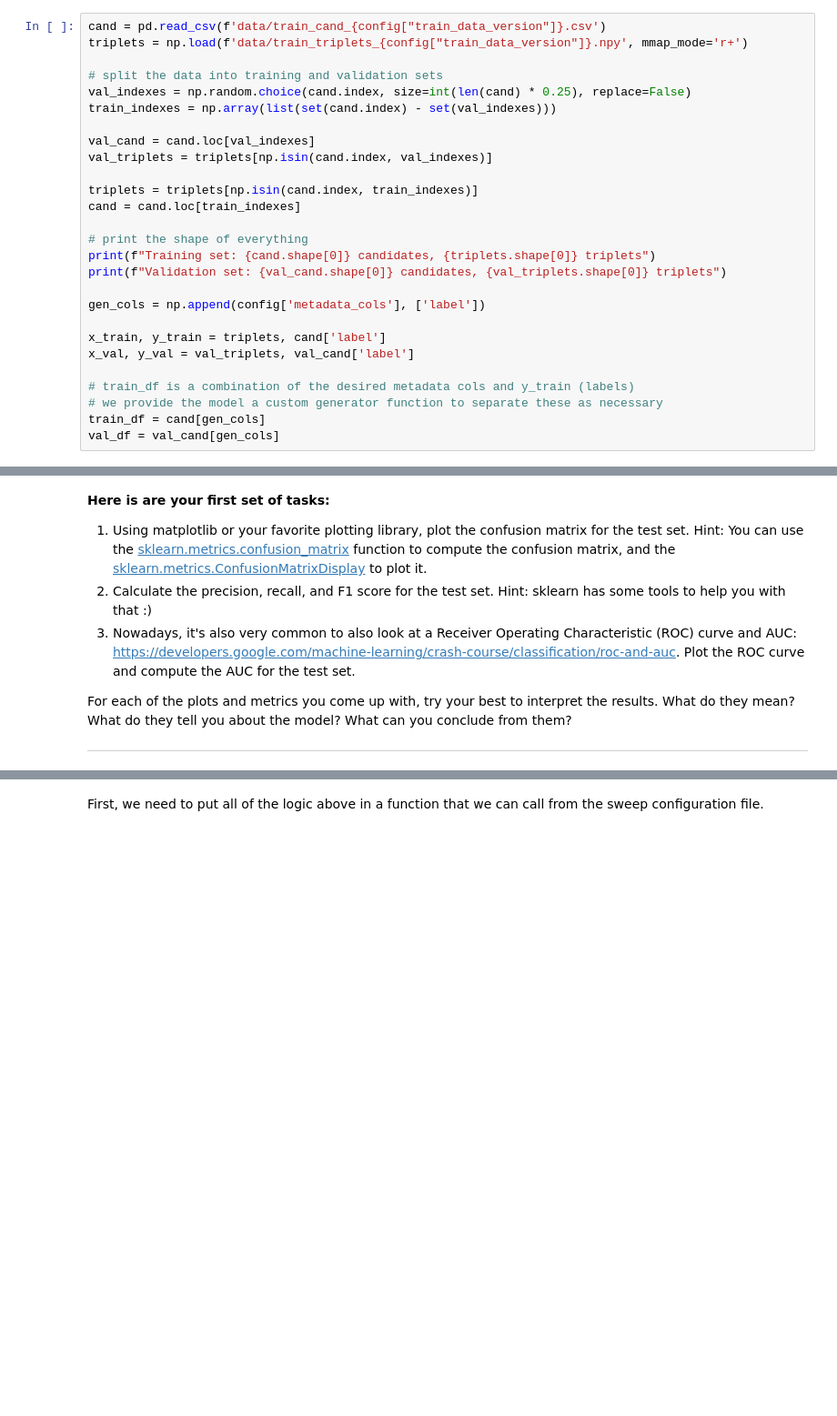
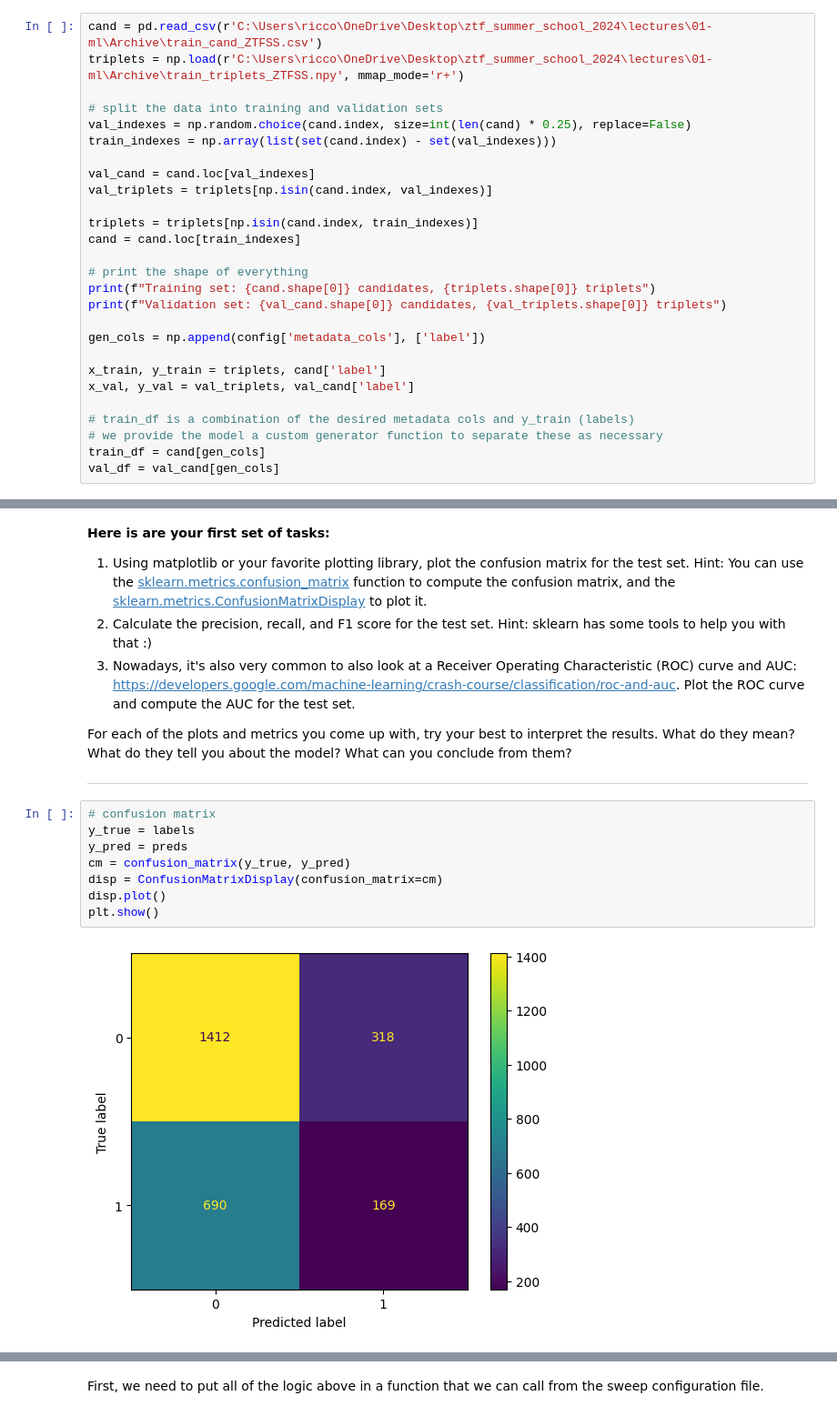
Before and after one commit to ricco-hub/ztf_summer_school_2024, a Jupyter notebook: lectures/01-ml/BTS_ml_summer_school.ipynb, the cells around one changed output, grey strips where cells are left out. Shown: that part at 91% size. Saved outputs shown, nothing was run; the diff lists cells and outputs as text; blank space fills up the shorter version.

```diff
--- a/lectures/01-ml/BTS_ml_summer_school.ipynb
+++ b/lectures/01-ml/BTS_ml_summer_school.ipynb
@@ -286,8 +288,8 @@ For this session, the dataset is already prepared and stored for you to use. It
 
 Later (after the training), we'll use the test set to evaluate the model on data it has never seen before. This is important to make sure the model is not overfitting the training data, and that it can generalize to new data.
 # %%
-cand = pd.read_csv(f'data/train_cand_{config["train_data_version"]}.csv')
-triplets = np.load(f'data/train_triplets_{config["train_data_version"]}.npy', mmap_mode='r+')
+cand = pd.read_csv(r'C:\Users\ricco\OneDrive\Desktop\ztf_summer_school_2024\lectures\01-ml\Archive\train_cand_ZTFSS.csv')
+triplets = np.load(r'C:\Users\ricco\OneDrive\Desktop\ztf_summer_school_2024\lectures\01-ml\Archive\train_triplets_ZTFSS.npy', mmap_mode='r+')
 
 # split the data into training and validation sets
 val_indexes = np.random.choice(cand.index, size=int(len(cand) * 0.25), replace=False)
@@ -476,3 +475,13 @@ As you can see, the accuracy is not great all, though as per the training result
 For each of the plots and metrics you come up with, try your best to interpret the results. What do they mean? What do they tell you about the model? What can you conclude from them?
 
 ----
+# %%
+# confusion matrix
+y_true = labels
+y_pred = preds
+cm = confusion_matrix(y_true, y_pred)
+disp = ConfusionMatrixDisplay(confusion_matrix=cm)
+disp.plot()
+plt.show()
+# %% [output]
+[figure, added]
```
Also changed, not shown: parts of 11 cells of this notebook.
